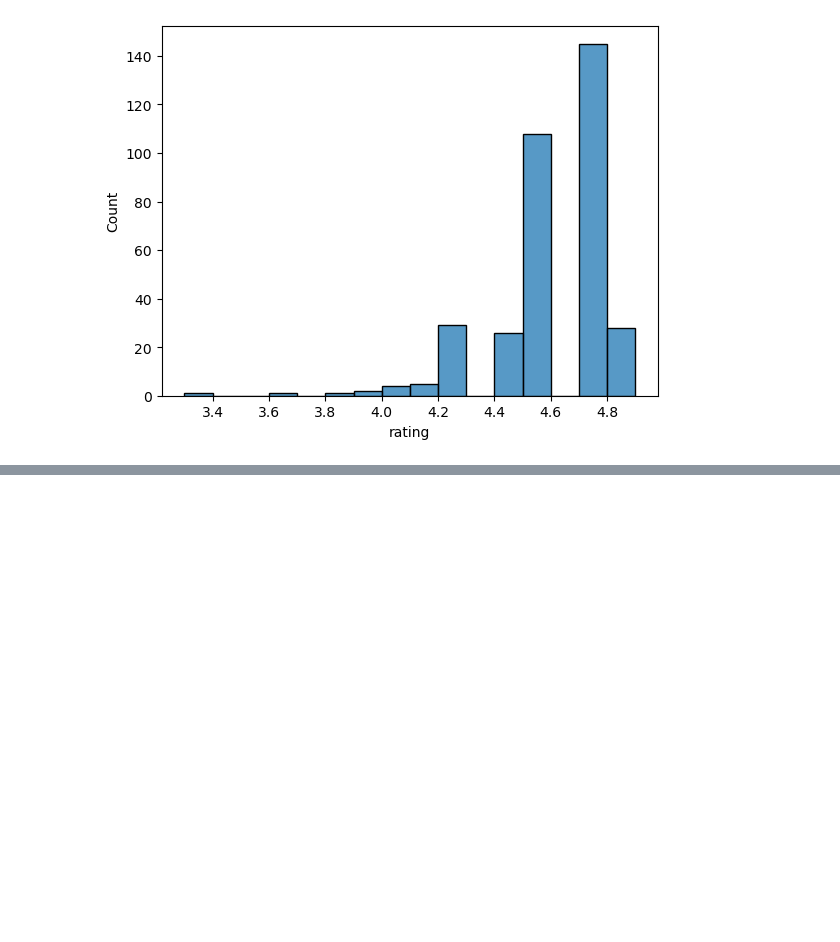
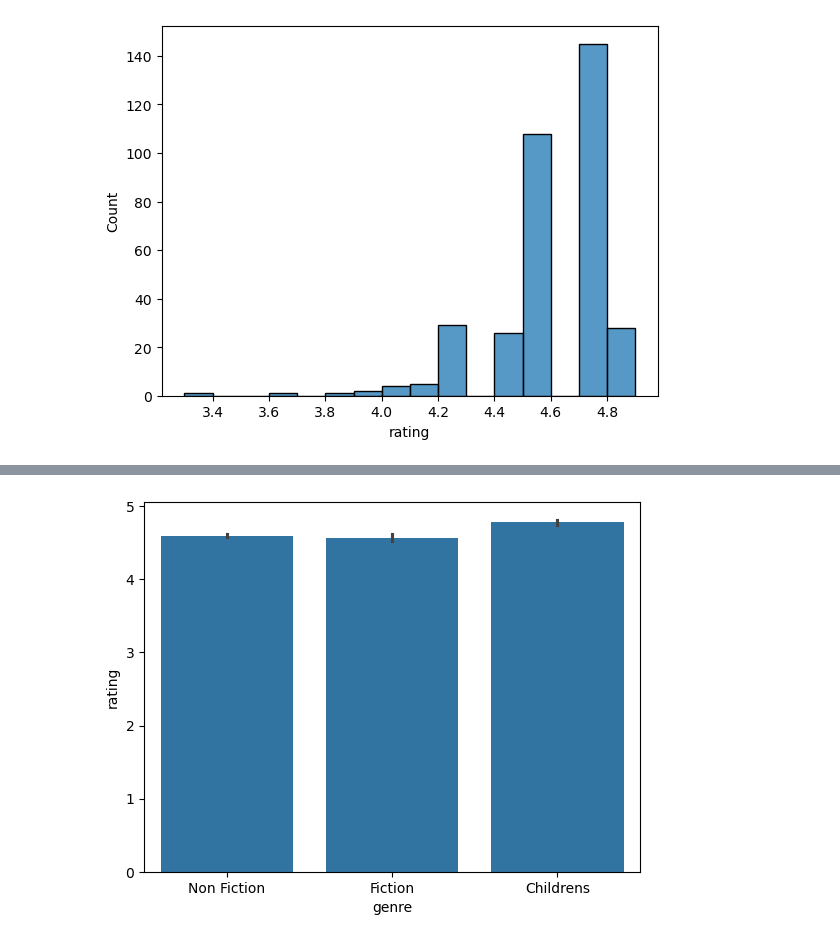
Before and after one commit to LucasFinney/data-portfolio, a Jupyter notebook: Exploratory Data Analysis in Python/Getting to Know a Dataset.ipynb, the cells around one changed output, grey strips where cells are left out. Saved outputs shown, nothing was run; the diff lists cells and outputs as text; code cells hidden in the pictures; blank space fills up the shorter version.

```diff
--- a/Exploratory Data Analysis in Python/Getting to Know a Dataset.ipynb
+++ b/Exploratory Data Analysis in Python/Getting to Know a Dataset.ipynb
@@ -75,0 +253,5 @@ plt.show()
+# %%
+sns.barplot(data=books, x='genre', y='rating')
+plt.show()
+# %% [output]
+[figure, added]
```
Also changed, not shown: parts of 25 cells of this notebook.
